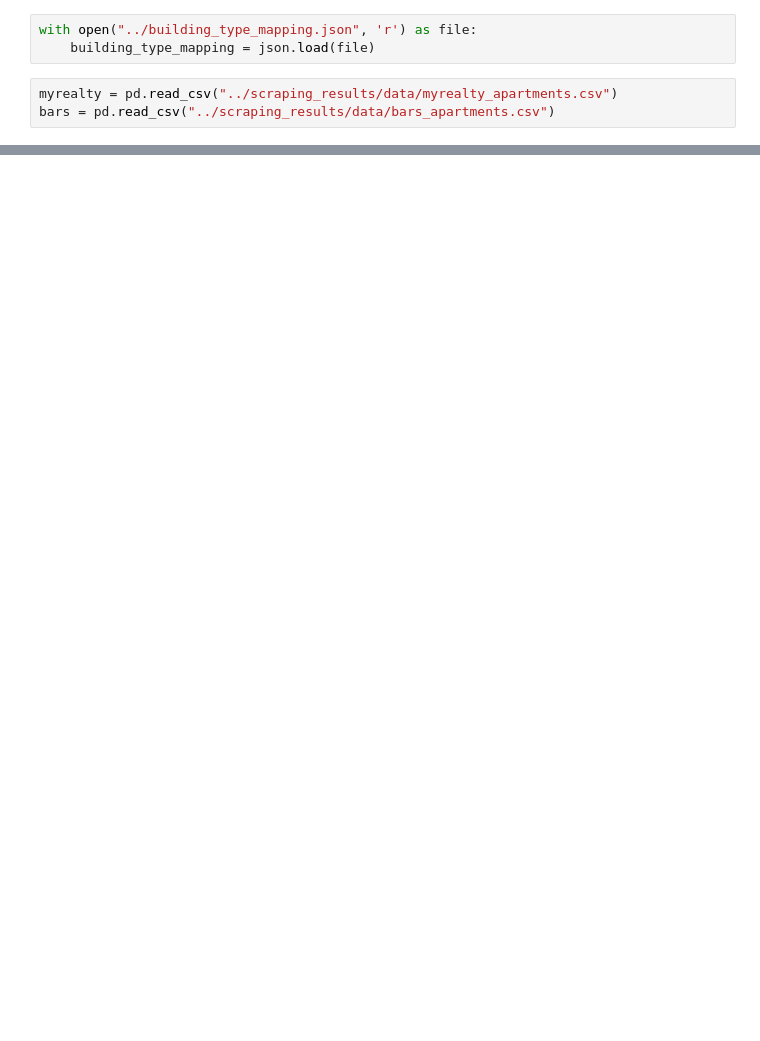
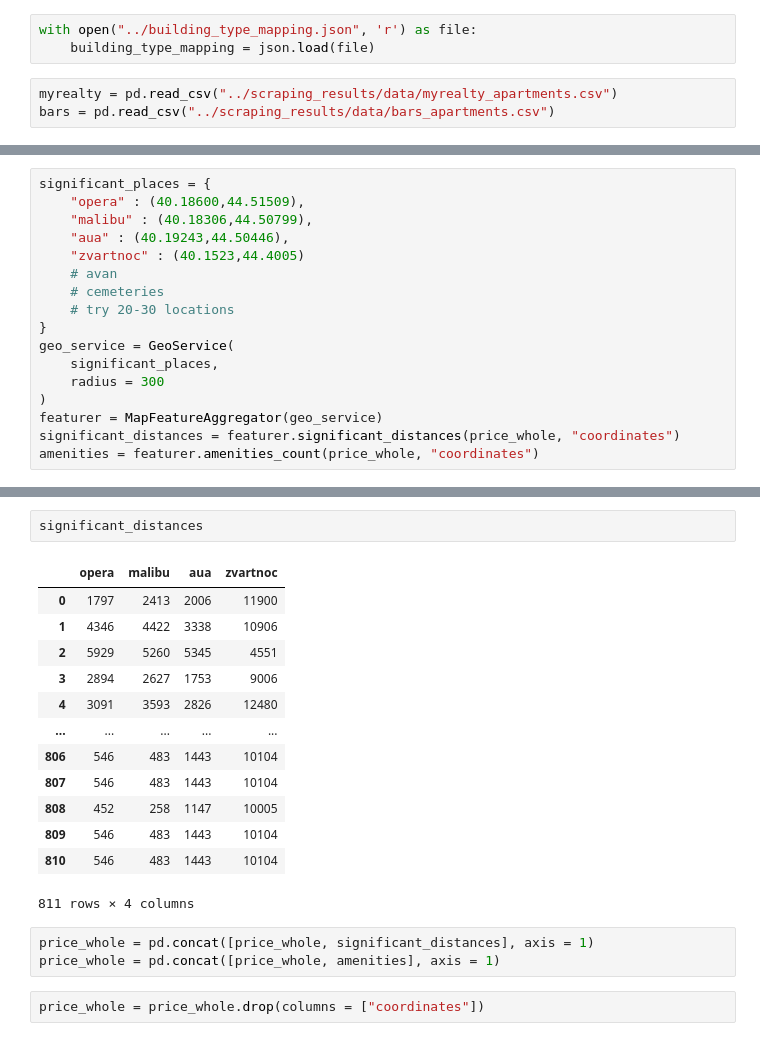
Before and after one commit to PetrosTepoyan/capstone, a Jupyter notebook: Data Preprocessing/Merging all datasets.ipynb, the cells around one changed output, grey strips where cells are left out. Drawn from its saved outputs; the diff is of its cells as text; blank space fills up the shorter version.

```diff
--- a/Data Preprocessing/Merging all datasets.ipynb
+++ b/Data Preprocessing/Merging all datasets.ipynb
@@ -21,0 +77,17 @@ bnakaran.head()
+# %%
+significant_places = {
+    "opera" : (40.18600,44.51509),
+    "malibu" : (40.18306,44.50799),
+    "aua" : (40.19243,44.50446),
+    "zvartnoc" : (40.1523,44.4005)
+    # avan
+    # cemeteries
+    # try 20-30 locations
+}
+geo_service = GeoService(
+    significant_places,
+    radius = 300
+)
+featurer = MapFeatureAggregator(geo_service)
+significant_distances = featurer.significant_distances(price_whole, "coordinates")
+amenities = featurer.amenities_count(price_whole, "coordinates")
@@ -21,0 +112,21 @@ bnakaran.head()
+# %%
+significant_distances
+# %% [output]
+|  | opera | malibu | aua | zvartnoc |
+| 0 | 1797 | 2413 | 2006 | 11900 |
+| 1 | 4346 | 4422 | 3338 | 10906 |
+| 2 | 5929 | 5260 | 5345 | 4551 |
+| 3 | 2894 | 2627 | 1753 | 9006 |
+| 4 | 3091 | 3593 | 2826 | 12480 |
+| ... | ... | ... | ... | ... |
+| 806 | 546 | 483 | 1443 | 10104 |
+| 807 | 546 | 483 | 1443 | 10104 |
+| 808 | 452 | 258 | 1147 | 10005 |
+| 809 | 546 | 483 | 1443 | 10104 |
+| 810 | 546 | 483 | 1443 | 10104 |
+811 rows × 4 columns
+# %%
+price_whole = pd.concat([price_whole, significant_distances], axis = 1)
+price_whole = pd.concat([price_whole, amenities], axis = 1)
+# %%
+price_whole = price_whole.drop(columns = ["coordinates"])
```
Also changed, not shown: parts of 10 cells of this notebook, 1 other file.
